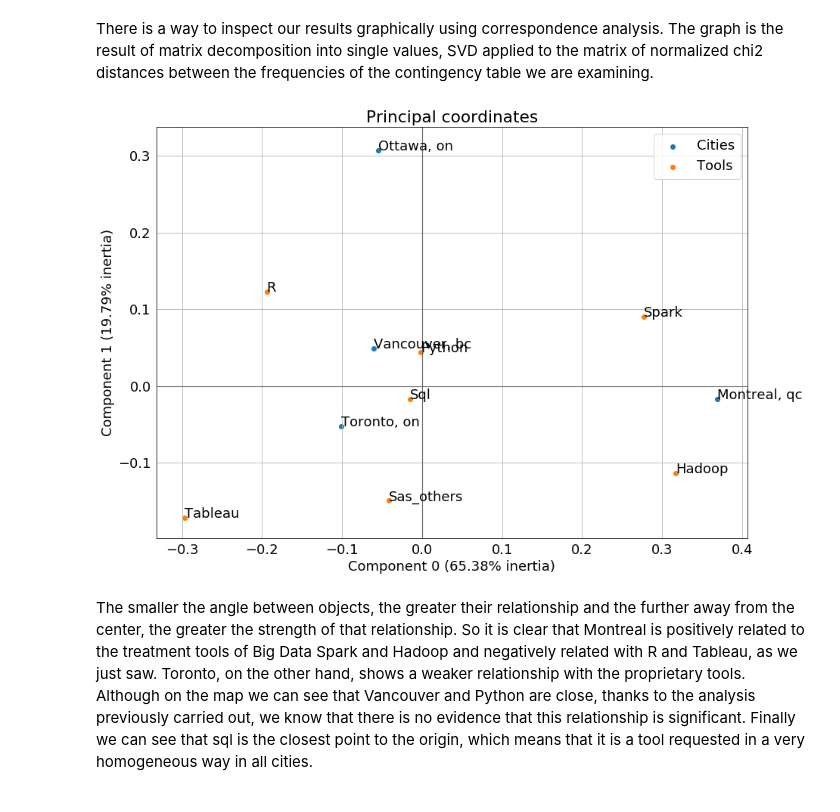
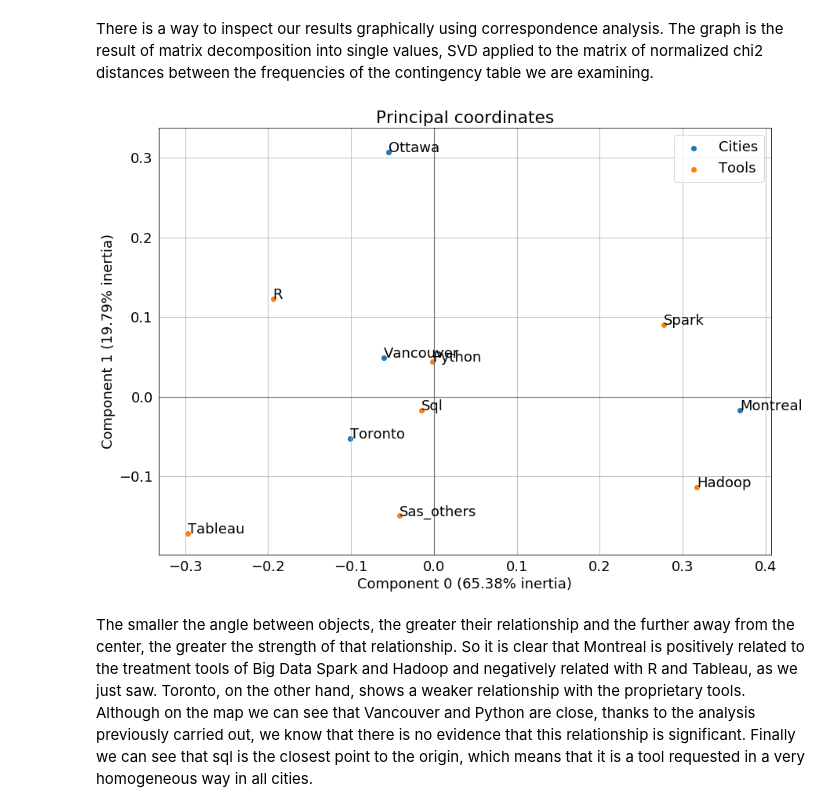
Before and after one commit to joalelg/DataScienceToolsCanadaCities, a Jupyter notebook: DataScienceToolsCanadaCities.ipynb, the cells around one changed output. Saved outputs shown, nothing was run; the diff lists cells and outputs as text; code cells hidden in the pictures.

```diff
--- a/DataScienceToolsCanadaCities.ipynb
+++ b/DataScienceToolsCanadaCities.ipynb
@@ -403,34 +405,36 @@ __Uncertain__: 0-50
 There is a way to inspect our results graphically using correspondence analysis. The graph is the result of matrix decomposition into single values, SVD applied to the matrix of normalized chi2 distances between the frequencies of the contingency table we are examining.
 # %%
 #  Make ccrrespondence Analysis
+import seaborn as sns
 
 ca = prince.CA(
      n_components=2,
      n_iter=3,
      copy=True,
      check_input=True,
      engine='auto',
      random_state=42
      )
 
 ca = ca.fit(tools_df)
 #fig, ax = plt.subplots(figsize = (14, 10))
 # Capitalize columns and indexes
 tools_df.columns = pd.Series([c.capitalize() for c in tools_df.columns], name = 'Tools')
-tools_df.index = pd.Series([c.capitalize() for c in tools_df.index], name = 'Cities')
+tools_df.index = pd.Series([c.split(',')[0].capitalize() for c in tools_df.index], name = 'Cities')
 ax = ca.plot_coordinates(
      X=tools_df,
      ax=None,
 
      x_component=0,
      y_component=1,
      show_row_labels=True,
      show_col_labels=True,
      figsize = (14,10), )
-#plt.show()
+#plt.scatter(city_coords.loc['Montreal',:][0], city_coords.loc['Montreal',:][1], s=120, marker='o', c='b')
+plt.show()
 #ax.get_figure().savefig('images/ca_coordinates.svg')
 # %% [output]
-[figure, old version]
+[figure, new version]
 # %% [markdown]
 The smaller the angle between objects, the greater their relationship and the further away from the center, the greater the strength of that relationship. So it is clear that Montreal is positively related to the treatment tools of Big Data Spark and Hadoop and negatively related with R and Tableau, as we just saw. Toronto, on the other hand, shows a weaker relationship with the proprietary tools.
 Although on the map we can see that Vancouver and Python are close, thanks to the analysis previously carried out, we know that there is no evidence that this relationship is significant. Finally we can see that sql is the closest point to the origin, which means that it is a tool requested in a very homogeneous way in all cities.
```
Also changed, not shown: parts of 11 cells of this notebook.
